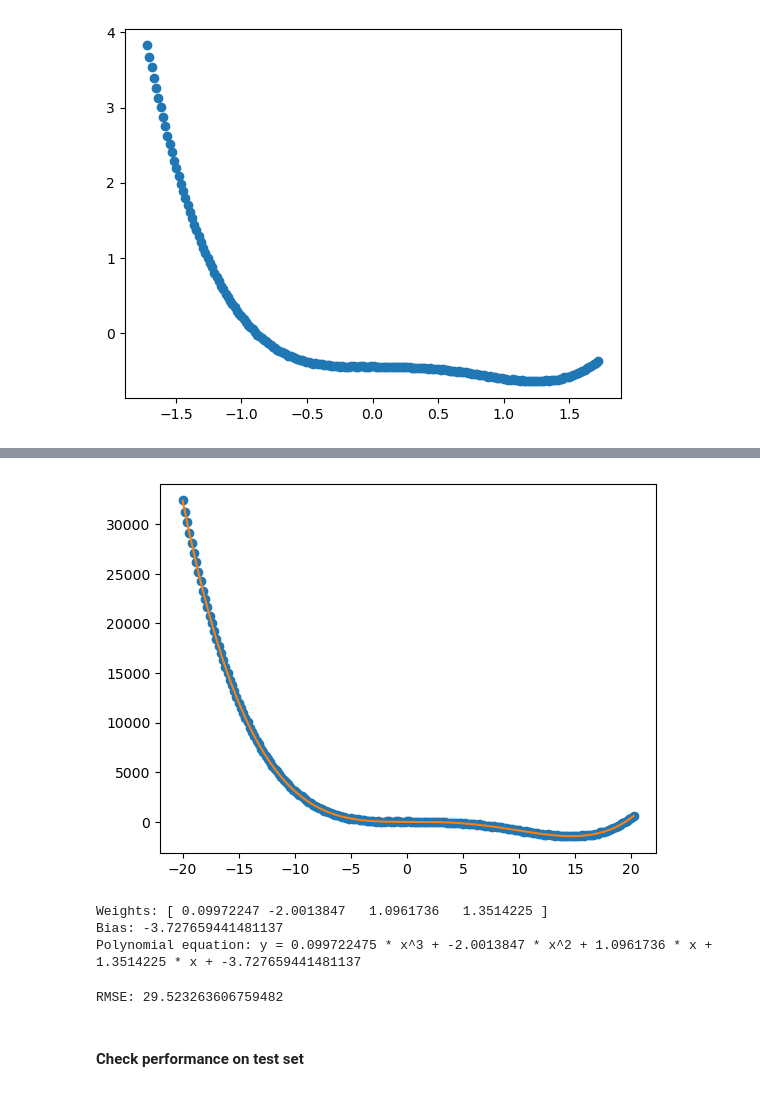
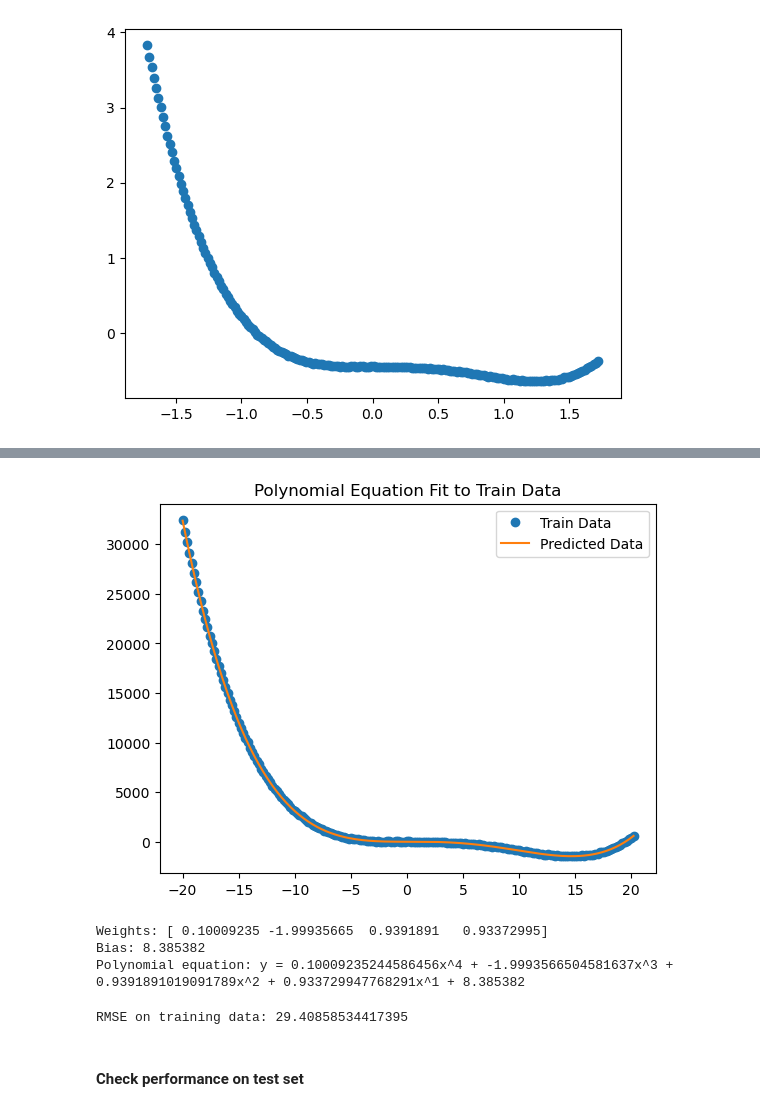
Before and after one commit to jddiosana/COE197-Machine-Learning, a Jupyter notebook: machine-problem-2/solver.ipynb, the cells around one changed output, grey strips where cells are left out. Cells and saved outputs as stored; diff of their text form; code cells hidden in the pictures.

```diff
--- a/machine-problem-2/solver.ipynb
+++ b/machine-problem-2/solver.ipynb
@@ -64,3 +48,25 @@ def rescale_wandb(wandb, x_mu, x_sigma, y_mu, y_sigma):
+# %%
+def return_to_original(data, mu, sigma):
+    # return the standardized data to its original form
+    return [x*sigma+mu for x in data]
+
+def rescale_wandb(wandb, x_mu, x_sigma, y_mu, y_sigma, degree):
+    # rescale the weights and bias so that they can be used to predict the originally scaled data
+    weights_rescaled = np.zeros(degree)
+    w = wandb[0].data
+    bias_rescaled = wandb[1].data[0]
+
+    for i in range(1, degree+1):
+        for j in range(i):
+            nth_term = (w[degree-i]/x_sigma**i) * (np.math.factorial(i)/(np.math.factorial(i-j)*np.math.factorial(j))) * x_mu**(j) * (-1)**(j)
+            weights_rescaled[i-j-1] += nth_term
+        bias_rescaled += x_mu**i * (-1)**(i) * (w[degree-i]/x_sigma**i)
+
+    weights_rescaled = np.array(weights_rescaled*y_sigma)
+    weights_rescaled = weights_rescaled[::-1]
+    bias_rescaled = (bias_rescaled*y_sigma) + y_mu
+
+    return weights_rescaled, bias_rescaled
 # %% [markdown]
 #### More functions for training
 Here, we created functions that will be used to train the model. The functions are:
@@ -163,9 +171,10 @@ folds = split_indices(x.data, k)
 # train model with k-fold cross validation
 for i in range(k):
     x_train, y_train, x_validation, y_validation = split_data(x.data, y.data, folds[i])
-
+    degree = i+1
+    loss_list = []
     # initialize parameters
-    w = Tensor(np.random.randn(4)) # 4 weights
+    w = Tensor(np.random.randn(degree)) # k+1 weights
     b = Tensor(np.random.randn(1)) # 1 bias term
     # initialize optimizer
     opt = optim.SGD([w, b], lr=lr)
@@ -180,17 +189,19 @@ for i in range(k):
             xb = x_train.data[batch]
             yb = y_train.data[batch]
 
-            y_pred = predict_data([w, b], xb) # make predictions
+            y_pred = predict_data([w, b], xb, degree) # make predictions
             loss = loss_fn(y_pred, yb) # calculate loss
-            grad = calc_grad(xb, yb, w, b) # calculate gradients
+            grad = calc_grad(xb, yb, w, b, degree) # calculate gradients
             opt.params[0].grad = np.array(grad[0:len(grad)-1]) # update gradients of weights
             opt.params[1].grad = np.array(grad[len(grad)-1]) # update gradients of bias term
             opt.step() # update parameters
+            loss_list.append(loss) # store loss
 
     #validate model
-    y_pred = predict_data([w, b], x_validation.data)
+    y_pred = predict_data([w, b], x_validation.data, degree)
     val_loss = loss_fn(y_pred, y_validation.data)
     val_losses.append(val_loss)
+    losses.append(loss_list)
 
     #save parameters
     params.append([w.data, b.data])
@@ -200,6 +220,8 @@ for i in range(k):
     print('Parameters for fold', i+1, ':', params[i])
 
 best_params = params[np.argmin(val_losses)] # get parameters with the lowest validation loss
+best_degree = np.argmin(val_losses)+1 # get degree of parameters with the lowest validation loss
 print('\nMinimum validation loss:', np.min(val_losses))
+print('Degree with minimum loss:', best_degree)
 print('Best parameters:', best_params)
 # %% [output]
@@ -229,38 +254,44 @@ plt.show()
 # %%
 #return data to original scale
 x_orig = return_to_original(x.data, x_mean, x_std)
 y_orig = return_to_original(y.data, y_mean, y_std)
 x_orig = Tensor(x_orig)
 y_orig = Tensor(y_orig)
 
 #rescale parameters for original data
-best_params_rescaled = rescale_wandb(best_params, x_mean, x_std, y_mean, y_std)
-best_params_rescaled = [Tensor(best_params_rescaled[0]), Tensor(best_params_rescaled[1])]
+best_params_rescaled = rescale_wandb(best_params, x_mean, x_std, y_mean, y_std, best_degree)
+best_params_rescaled = [Tensor(best_params_rescaled[0]), Tensor([best_params_rescaled[1]])]
 
 #make predictions on original data
-y_pred_rescaled = predict_data(best_params_rescaled, x_orig.data)
+y_pred_rescaled = predict_data(best_params_rescaled, x_orig.data, best_degree)
 
 #plot the data
 plt.plot(x_orig.data, y_orig.data, 'o')
 plt.plot(x_orig.data, y_pred_rescaled)
+plt.title('Polynomial Equation Fit to Train Data')
+plt.legend(['Train Data', 'Predicted Data'])
 plt.show()
 # %% [output]
-[figure, old version]
+[figure, new version]
 # %%
 #print the parameters
 print('Weights:', best_params_rescaled[0].data)
 print('Bias:', best_params_rescaled[1].data[0])
-print('Polynomial equation:', 'y =', best_params_rescaled[0].data[0], '* x^3 +', best_params_rescaled[0].data[1], '* x^2 +', best_params_rescaled[0].data[2], '* x +', best_params_rescaled[0].data[3], '* x +', best_params_rescaled[1].data[0])
+equation = 'y = '
+for i in range(best_degree):
+    equation += str(best_params_rescaled[0].data[i]) + 'x^' + str(best_degree-i) + ' + '
+equation += str(best_params_rescaled[1].data[0])
+print('Polynomial equation:', equation)
 # %% [output]
-Weights: [ 0.09972247 -2.0013847   1.0961736   1.3514225 ]
-Bias: -3.727659441481137
-Polynomial equation: y = 0.099722475 * x^3 + -2.0013847 * x^2 + 1.0961736 * x + 1.3514225 * x + -3.727659441481137
+Weights: [ 0.10009235 -1.99935665  0.9391891   0.93372995]
+Bias: 8.385382
+Polynomial equation: y = 0.10009235244586456x^4 + -1.9993566504581637x^3 + 0.9391891019091789x^2 + 0.933729947768291x^1 + 8.385382
 # %%
 #get rmse of training data
-rmse = np.sqrt(np.mean((y_pred_rescaled - y_orig.data)**2))
-print('RMSE:', rmse)
+rmse_train = np.sqrt(np.mean((y_pred_rescaled - y_orig.data)**2))
+print('RMSE on training data:', rmse_train)
 # %% [output]
-RMSE: 29.523263606759482
+RMSE on training data: 29.40858534417395
 # %% [markdown]
 #### Check performance on test set
 # %%
```
Also changed, not shown: parts of 9 cells of this notebook, 4 other files.
